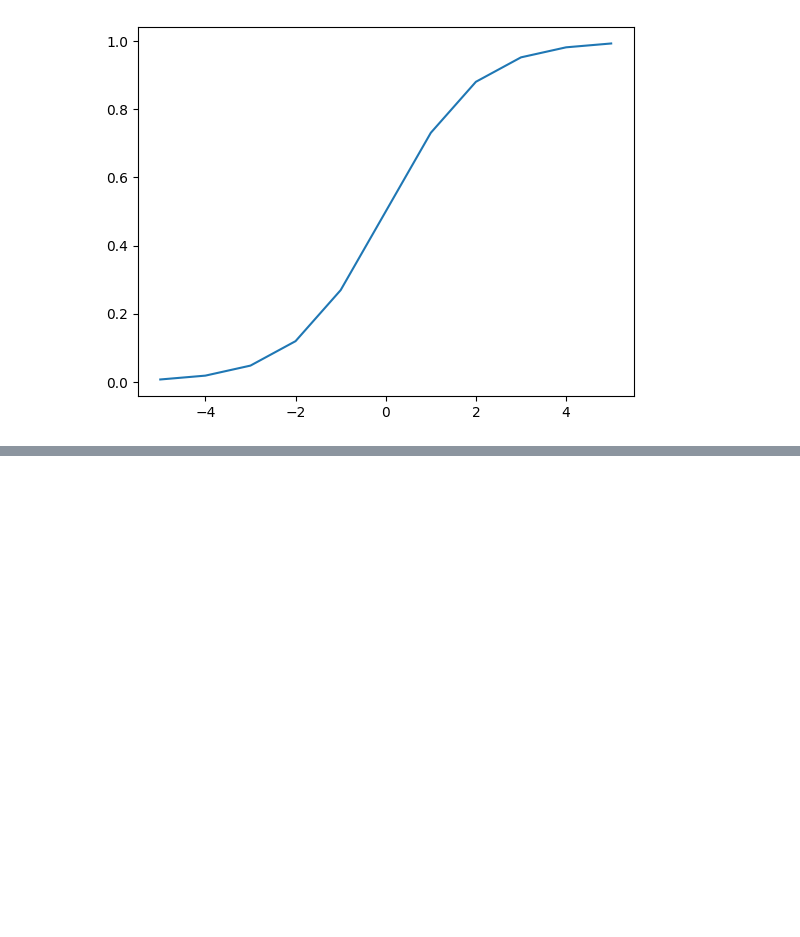
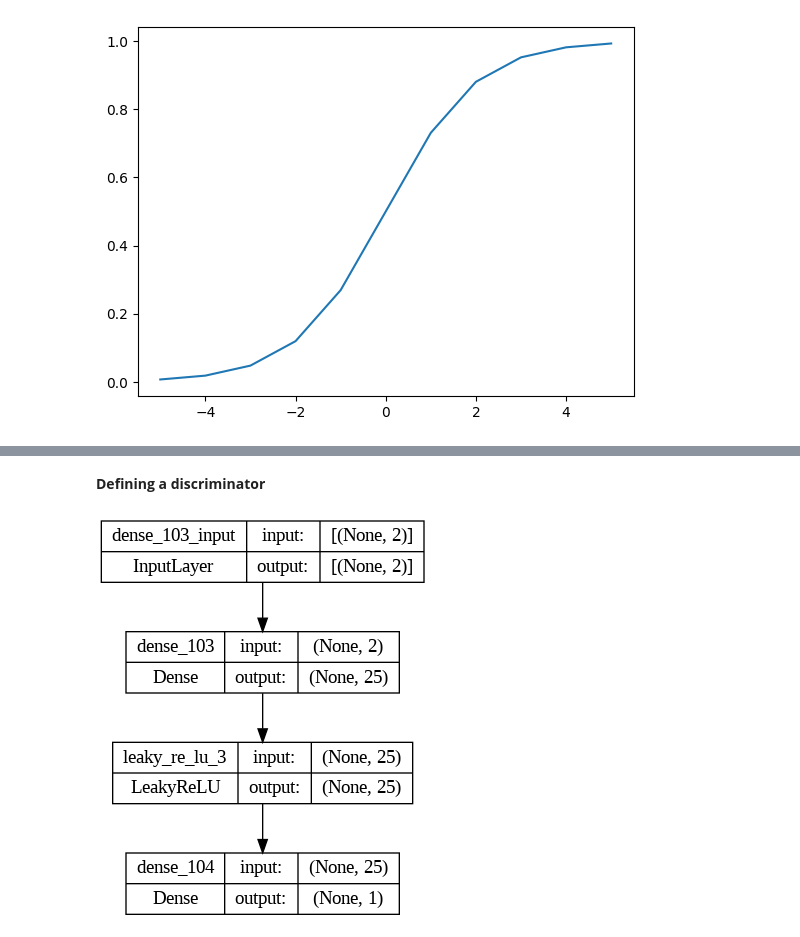
Before and after one commit to mahekchandak/comic-GAN, a Jupyter notebook: 1_DGANs.ipynb, the cells around one changed output, grey strips where cells are left out. Saved outputs shown, nothing was run; the diff lists cells and outputs as text; code cells hidden in the pictures; blank space fills up the shorter version.

```diff
--- a/1_DGANs.ipynb
+++ b/1_DGANs.ipynb
@@ -19,0 +36,52 @@ from numpy.ranodm import rand
+# %% [markdown]
+**Defining a discriminator**
+# %%
+from keras.models import Sequential
+from keras.layers import Dense
+from keras.layers import LeakyReLU
+from numpy.random import rand
+from numpy.random import randn
+import numpy as np
+from keras import utils
+
+def define_discriminator(n_inputs=2):
+  model=Sequential()
+  model.add(Dense(25,kernel_initializer="he_uniform",input_dim=n_inputs))
+  model.add(LeakyReLU(alpha=0.2))
+  model.add(Dense(1,activation="relu"))
+  model.compile(loss='binary_crossentropy', optimizer="adam", metrics=['accuracy'])
+  return model
+
+def generate_real_samples(n):
+  x1=rand(n)*2
+  x2=np.array([calculate(x) for x in x1])
+  x1=x1.reshape(n,1)
+  x2=x2.reshape(n,1)
+  x=np.hstack((x1,x2))
+  y=np.ones((n,1))
+  return x,y
+
+def generate_fake_samples(n):
+  x1=rand(n)*5.0
+  x2=np.array([(x*x) for x in x1])
+  x1=x1.reshape(n,1)
+  x2=x2.reshape(n,1)
+  x=np.hstack((x1,x2))
+  y=np.zeros((n,1))
+  return x,y
+
+def train_discriminator(model,n_epochs=1000,n_batch=128):
+  half_batch=int(n_batch/2)
+  for i in range(n_epochs):
+    x_real,y_real=generate_real_samples(half_batch)
+    model.train_on_batch(x_real,y_real)
+    x_fake,y_fake=generate_fake_samples(half_batch)
+    model.train_on_batch(x_fake,y_fake)
+    _, acc_real=model.evaluate(x_real,y_real,verbose=0)
+    _, acc_fake=model.evaluate(x_fake,y_fake,verbose=0)
+    # print(i,acc_real,acc_fake)
+model=define_discriminator()
+train_discriminator(model,5)
+utils.plot_model(model,to_file="generator_plot.png",show_shapes=True,show_layer_names=True)
+# %% [output]
+[figure, added]
```
Also changed, not shown: parts of 11 cells of this notebook.
